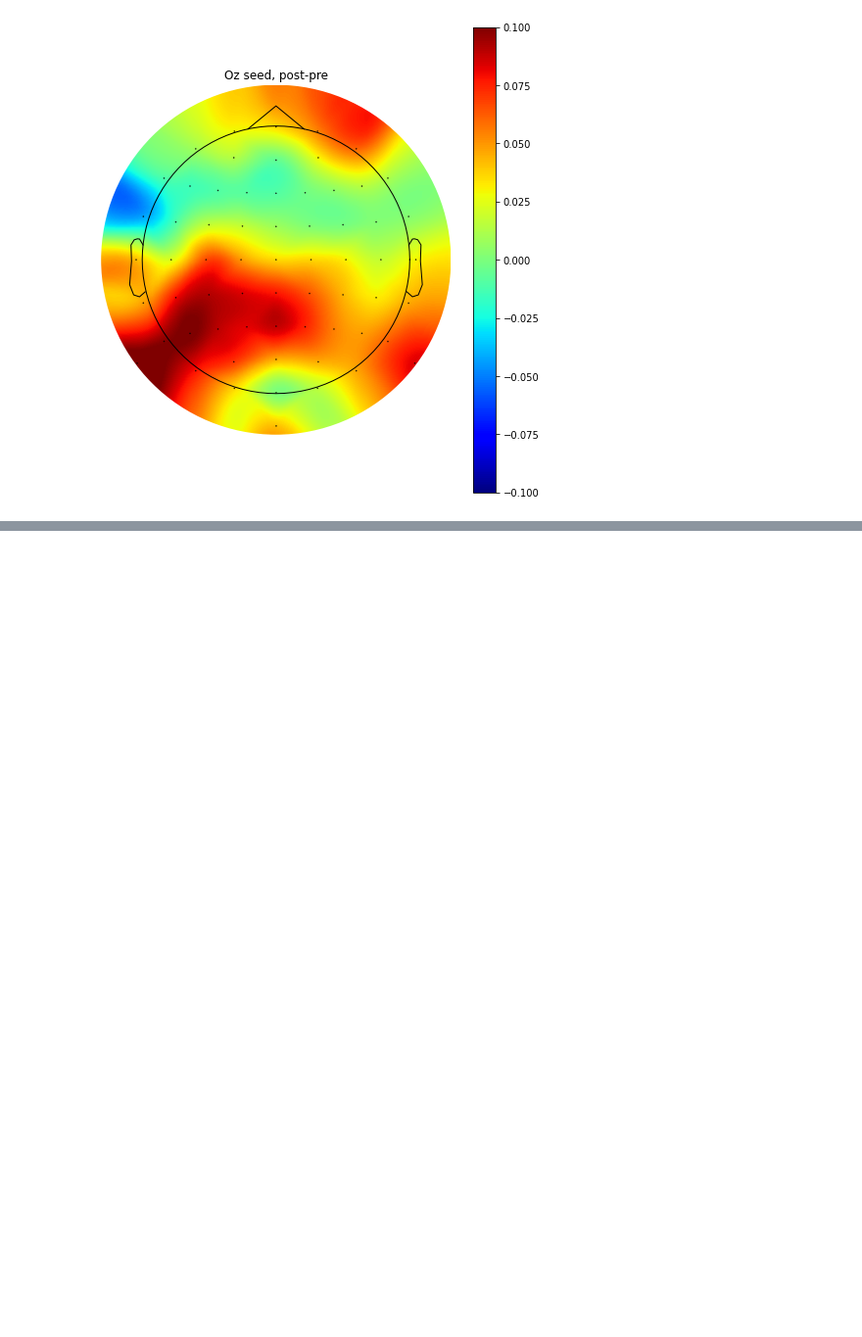
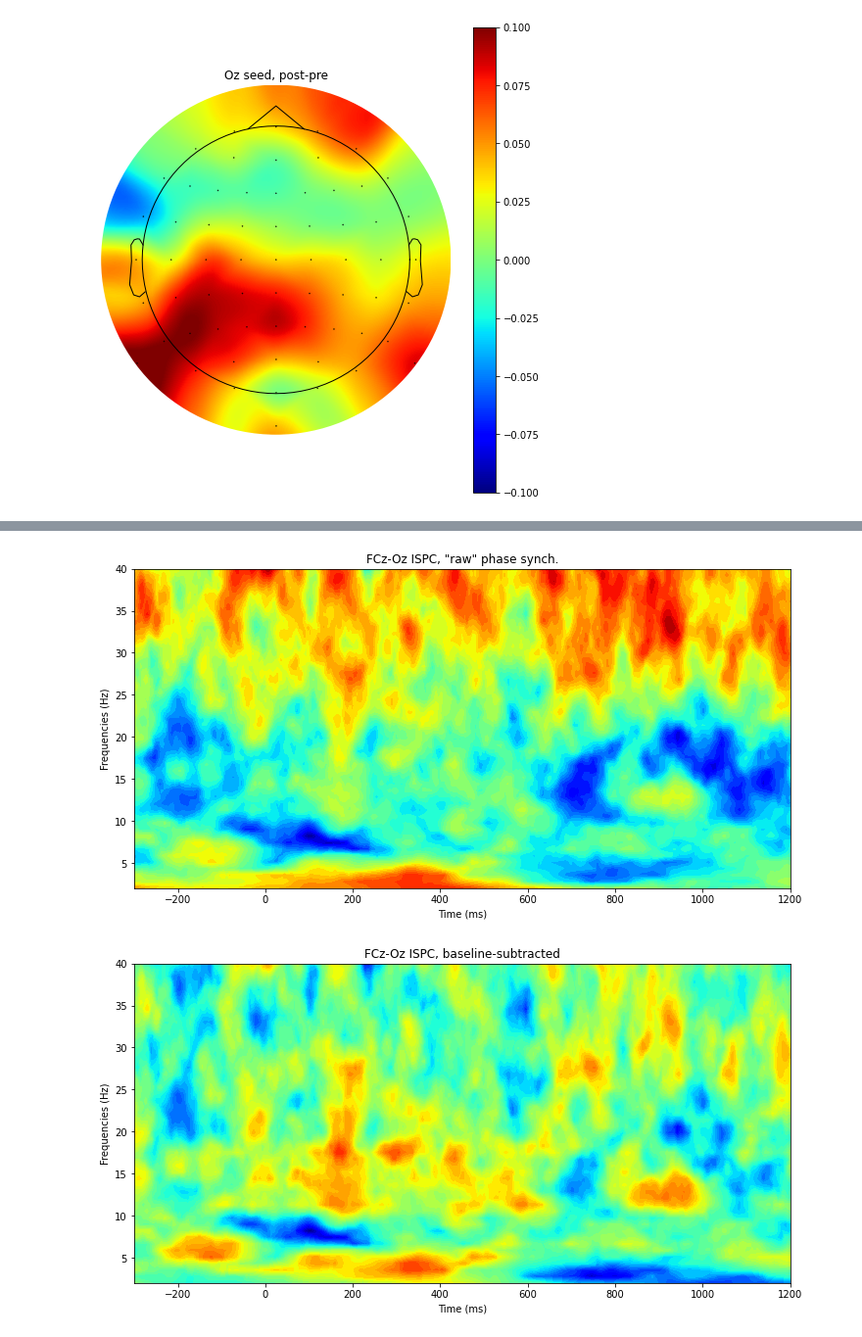
Before and after one commit to dxganta/Neural-Signal-Processing-Analysis, a Jupyter notebook: Section 9/uANTS_synch_problemset.ipynb, the cells around one changed output, grey strips where cells are left out. Shown at 98% size. Saved outputs shown, nothing was run; the diff lists cells and outputs as text; code cells hidden in the pictures; blank space fills up the shorter version.

```diff
--- a/Section 9/uANTS_synch_problemset.ipynb
+++ b/Section 9/uANTS_synch_problemset.ipynb
@@ -282,0 +322,33 @@ topoPlotIndie(eeg, oz_seeded_synch[1,:] - oz_seeded_synch[0,:], vlim=climdiff, c
+# %%
+# %% 5) Time-frequency maps of inter-regional synchronization.
+# %     Make two time-frequency maps of FCz-Oz ISPC; one plotting the 'raw' connectivity
+# %     and one plotting the baseline-subtracted connectivity (use a baseline of -500 to -200 ms).
+
+# baseline time window index
+baseidx = [tToInd(-500), tToInd(-200)]
+
+# extract the connectivity
+phasediffs = np.exp(1j* (allphases[FCzidx, :, :, :] - allphases[Ozidx, :, :, :]))
+synch_raw = abs(np.mean(phasediffs, axis=2))
+synch_base = synch_raw - np.repeat(np.mean(synch_raw[:, baseidx[0] : baseidx[1]], axis=1), pnts).reshape((numfrex,pnts))
+# %%
+
+plt.contourf(times, frex, synch_raw, 40, cmap='jet')
+plt.xlim(-300, 1200)
+plt.xlabel('Time (ms)')
+plt.ylabel('Frequencies (Hz)')
+plt.title('FCz-Oz ISPC, "raw" phase synch.')
+plt.show()
+
+# Add second subplot
+plt.contourf(times, frex, synch_base, 40, cmap='jet', vmin=-.3, vmax=.3)
+plt.xlim([-300, 1200])
+plt.xlabel('Time (ms)')
+plt.ylabel('Frequencies (Hz)')
+plt.title('FCz-Oz ISPC, baseline-subtracted')
+
+# Display the figure
+plt.show()
+# %% [output]
+[figure, added]
+[figure, added]
```
Also changed, not shown: parts of 4 cells of this notebook.
